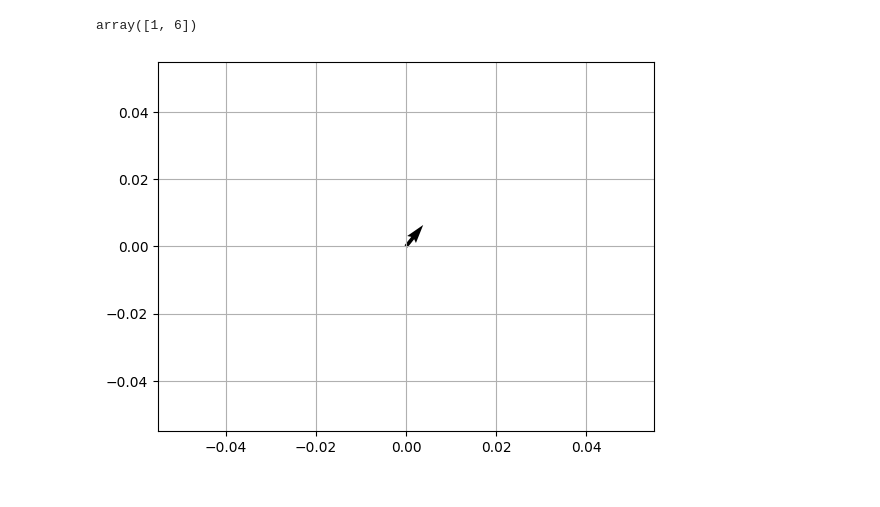
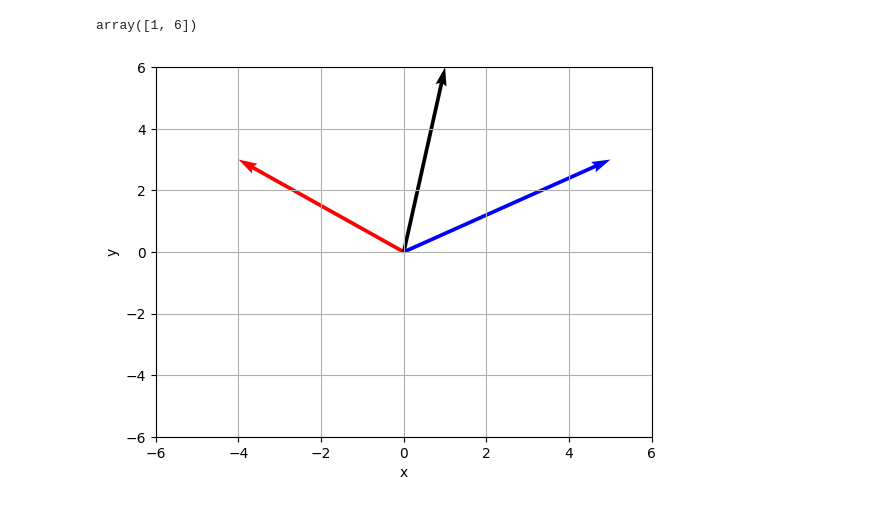
Before and after one commit to msuresh3/Udemy_Maths, a Jupyter notebook: LA.ipynb, the cells around one changed output. Cells and saved outputs as stored; diff of their text form; code cells hidden in the pictures.

```diff
--- a/LA.ipynb
+++ b/LA.ipynb
@@ -23,9 +23,18 @@ print(type(arr1))
 arr1 + arr2
 # %% [output]
 array([1, 6])
-# %%
-plt.quiver(0, 0, 4, 5)
-plt.grid()
-plt.show()
-# %% [output]
-[figure, removed]
+# %%
+plt.quiver(0, 0, -4, 3, scale_units='xy', angles='xy', scale=1,color='red')
+plt.quiver(0, 0, 5, 3, scale_units='xy', angles='xy', scale=1,color='blue')
+plt.quiver(0, 0, 1, 6, scale_units='xy', angles='xy', scale=1,color='black') #Output of array addition
+
+plt.xlim(-6, 6)
+plt.ylim(-6, 6)
+
+plt.xlabel('x')
+plt.ylabel('y')
+
+plt.grid()
+plt.show()
+# %% [output]
+[figure, added]
```
